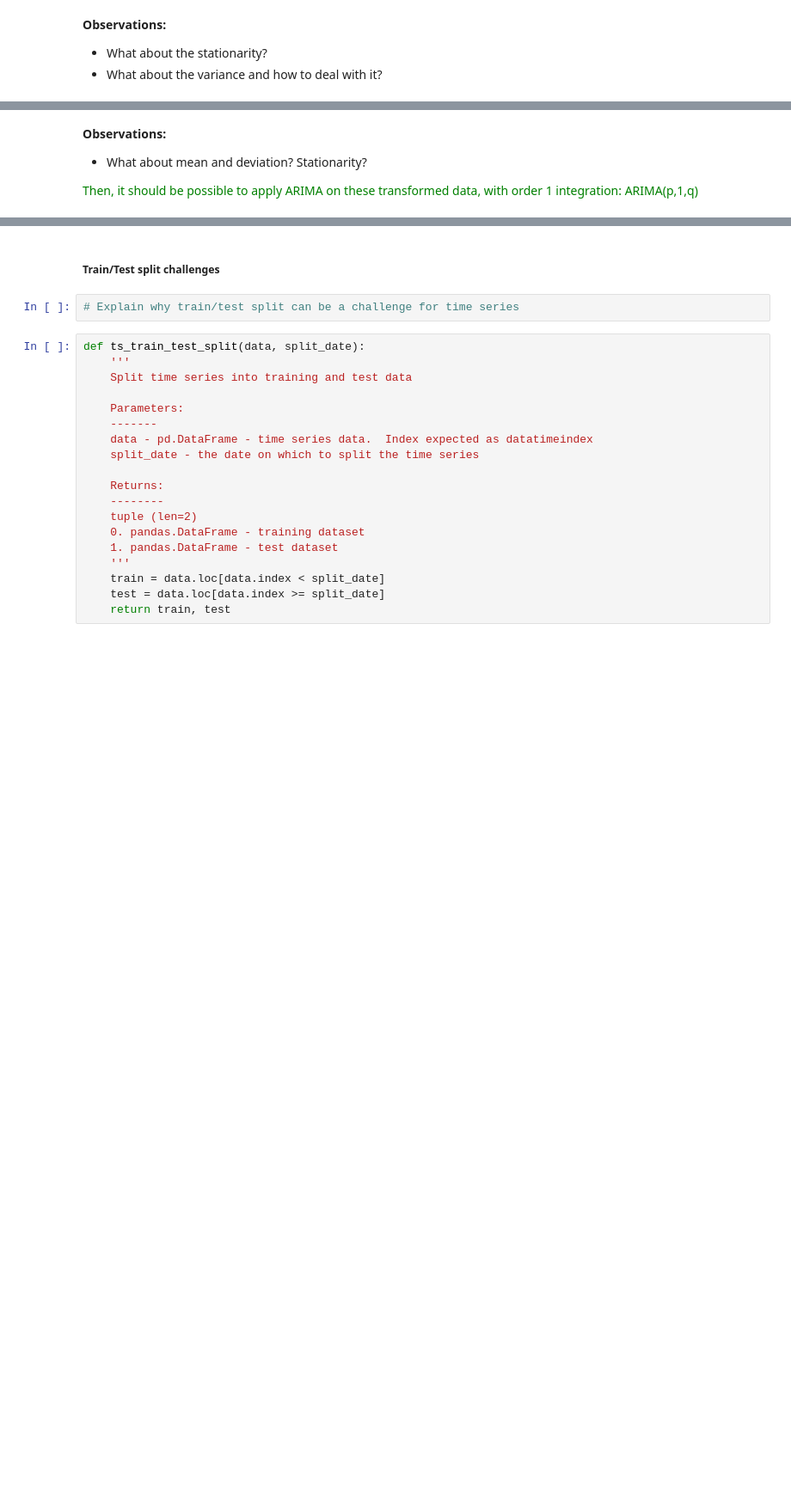
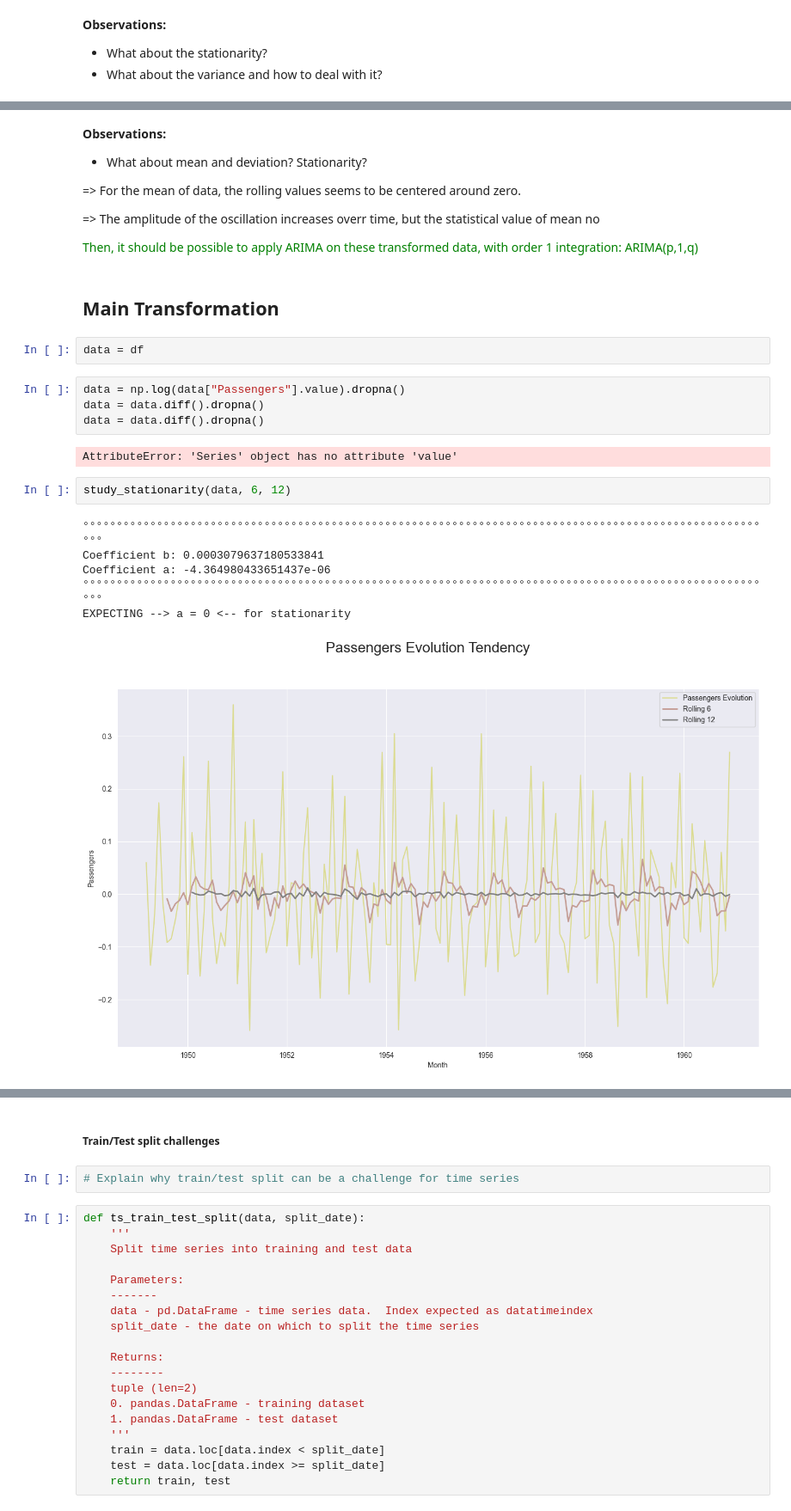
Before and after one commit to ManuLabricole/CDN-MachineLearning, a Jupyter notebook: ML6/2023_Campus_ML6-NB2.ipynb, the cells around one changed output, grey strips where cells are left out. Shown at 86% size. Cells and saved outputs as stored; diff of their text form; blank space fills up the shorter version.

```diff
--- a/ML6/2023_Campus_ML6-NB2.ipynb
+++ b/ML6/2023_Campus_ML6-NB2.ipynb
@@ -300,4 +468,27 @@ plt.show()
 **Observations:**
  - What about mean and deviation? Stationarity?
 
+ => For the mean of data, the rolling values seems to be centered around zero.
+
+ => The amplitude of the oscillation increases overr time, but the statistical value of mean no
+
 <span style="color:green">Then, it should be possible to apply ARIMA on these transformed data, with order 1 integration: ARIMA(p,1,q)</span>
+# %% [markdown]
+## Main Transformation
+# %%
+data = df
+# %%
+data = np.log(data["Passengers"].value).dropna()
+data = data.diff().dropna()
+data = data.diff().dropna()
+# %% [output]
+AttributeError: 'Series' object has no attribute 'value'
+# %%
+study_stationarity(data, 6, 12)
+# %% [output]
+°°°°°°°°°°°°°°°°°°°°°°°°°°°°°°°°°°°°°°°°°°°°°°°°°°°°°°°°°°°°°°°°°°°°°°°°°°°°°°°°°°°°°°°°°°°°°°°°°°°°°°°°
+Coefficient b: 0.0003079637180533841
+Coefficient a: -4.364980433651437e-06
+°°°°°°°°°°°°°°°°°°°°°°°°°°°°°°°°°°°°°°°°°°°°°°°°°°°°°°°°°°°°°°°°°°°°°°°°°°°°°°°°°°°°°°°°°°°°°°°°°°°°°°°°
+EXPECTING --> a = 0 <-- for stationarity
+[figure, added]
```
Also changed, not shown: parts of 71 cells of this notebook, 2 other files.
